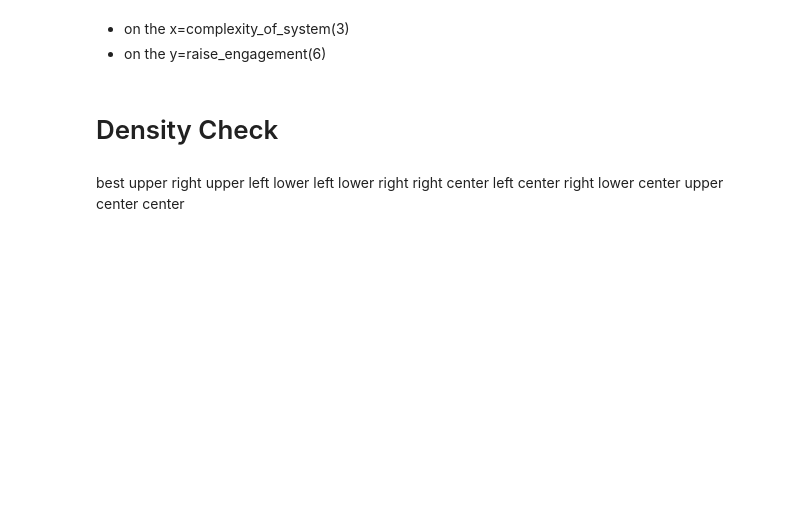
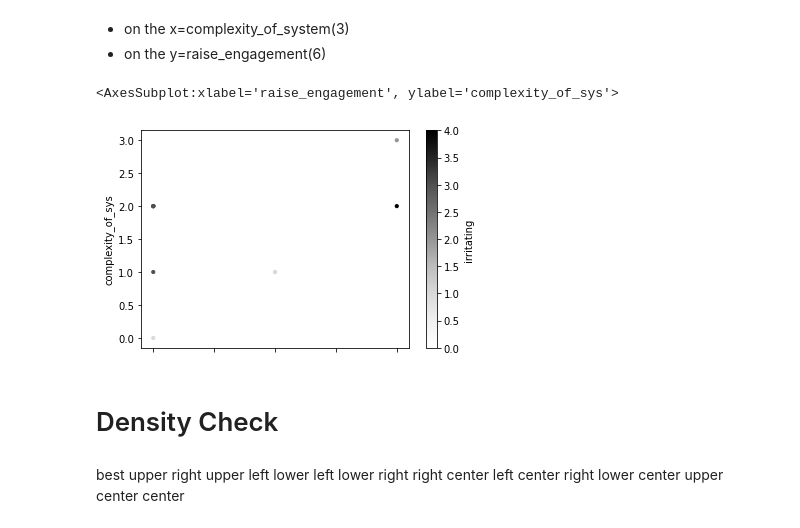
Before and after one commit to Norlez/Group-Emotion-Representation, a Jupyter notebook: survey_analysis/AnalizeSurvey.ipynb, the cells around one changed output. Saved outputs shown, nothing was run; the diff lists cells and outputs as text; code cells hidden in the pictures; blank space fills up the shorter version.

```diff
--- a/survey_analysis/AnalizeSurvey.ipynb
+++ b/survey_analysis/AnalizeSurvey.ipynb
@@ -117,7 +143,10 @@ plt.show()
 - on the y=raise_engagement(6)
 # %%
 #sys_dfabstr.plot.box(rot=90)
-sys_dfabstr.plot.scatter(x=3,y=6, s=10)
+sys_dfabstr.plot.scatter(x=3,y=6, s=10, c=9)
+# %% [output]
+<AxesSubplot:xlabel='raise_engagement', ylabel='complexity_of_sys'>
+[figure, added]
 # %% [markdown]
 # Density Check
 # %% [markdown]
```
Also changed, not shown: parts of 22 cells of this notebook.
